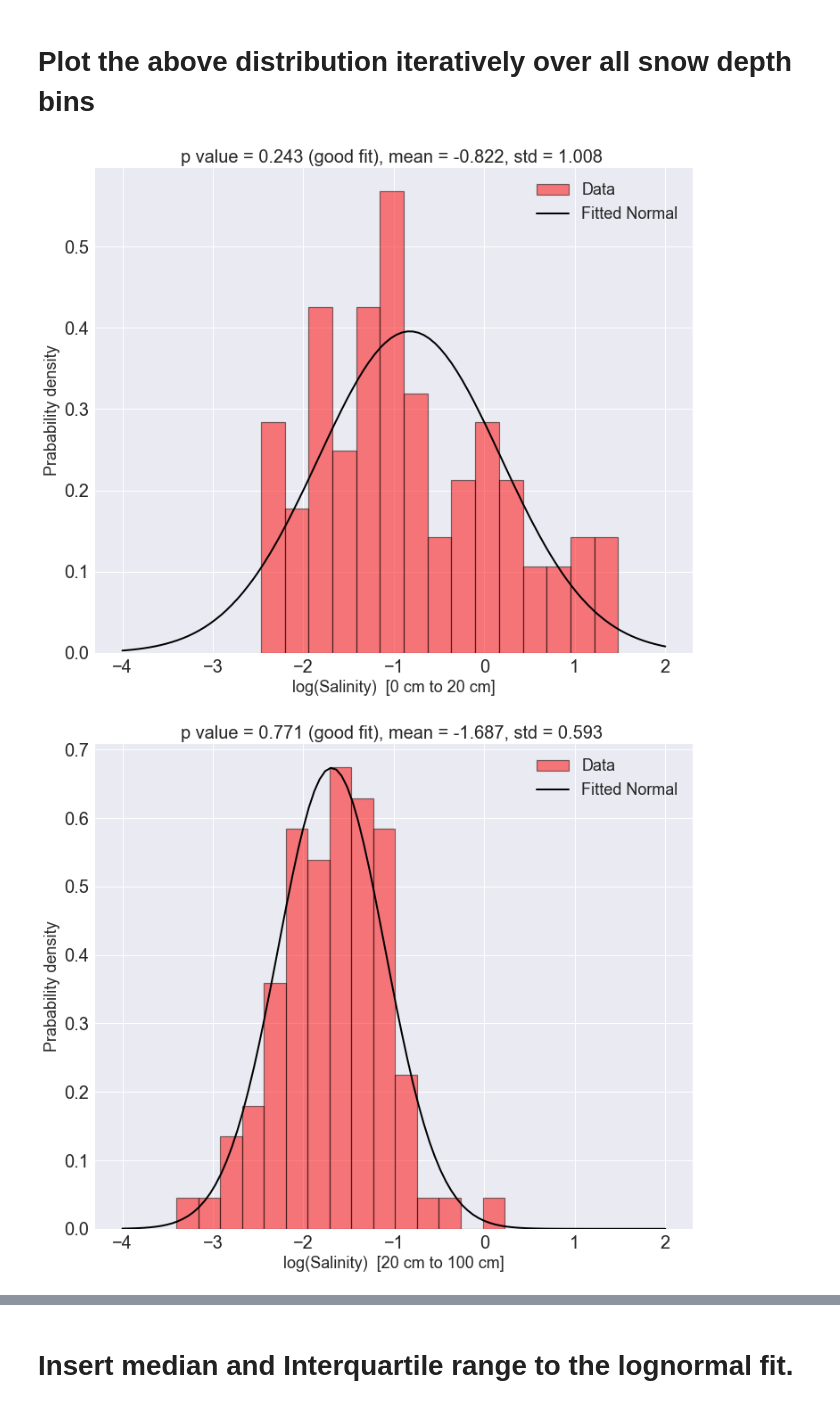
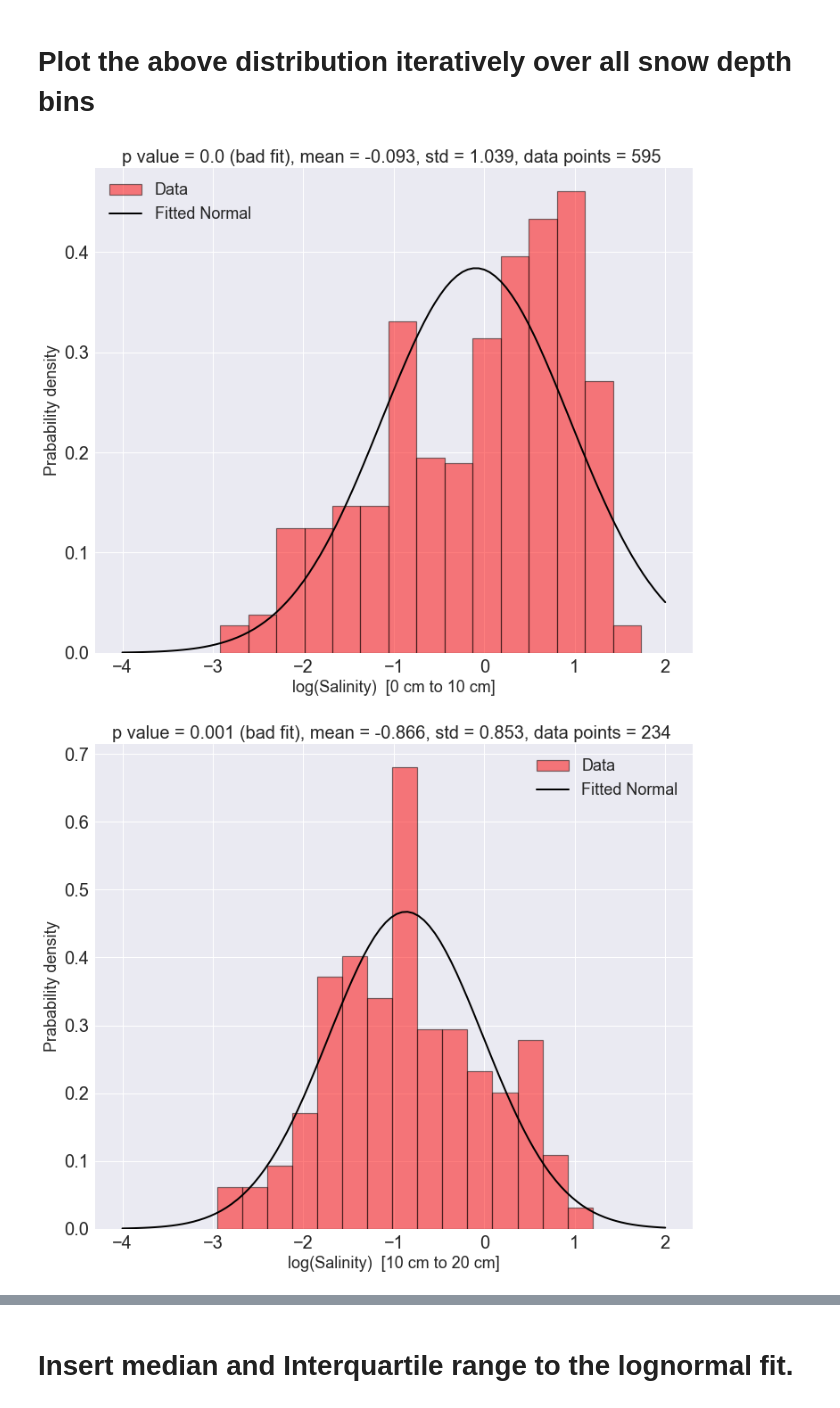
Before and after one commit to bazilsky/jupyter_local, a Jupyter notebook: netcdf/lognormal_salinity_fit.ipynb, the cells around one changed output, grey strips where cells are left out. Saved outputs shown, nothing was run; the diff lists cells and outputs as text; code cells hidden in the pictures.

Commit message:
log_salinity_fit

```diff
--- a/netcdf/lognormal_salinity_fit.ipynb
+++ b/netcdf/lognormal_salinity_fit.ipynb
@@ -9,3 +9,6 @@ from scipy.stats import lognorm, kstest
 df = pd.read_excel('/Users/ananth/Desktop/salinity_snowdepth.xlsx');
 
 a = df.to_numpy()
+
+all_data = np.loadtxt('all_data.csv', delimiter=',')
+all_data.shape
@@ -12,7 +17,10 @@ a = df.to_numpy()
 # %%
-df
-salinity = df.Sp
-snow_depth = df.Snow_depth
+#df
+#salinity = df.Sp
+#snow_depth = df.Snow_depth
+
+salinity = all_data[:,0]
+snow_depth = all_data[:,1]
 # %% [markdown]
 # Plot salinity vs snow depth from frey et al 2020 and confer et al 2023
 # %%
@@ -135,47 +143,50 @@ Text(0, 0.5, 'Prabability density')
 # histogram plot of snowdepth on y axis and salinity on x axis
 from scipy.stats import norm
 
-bin_limits = [(i*10, (i+1)*10) for i in range(10)]
-bin_limits = [(0,20), (20,100)]
+bin_limits = [(i*10, (i+1)*10) for i in range(5)]
+#bin_limits = [(0,20), (20,100)]
 for bin1, bin2 in bin_limits:
     #bin1 = 0
     #bin2 = 10
 
     flag = (snow_depth>bin1) & (snow_depth<bin2)
     salinity_2 = salinity[flag]
+    mean_salinity = np.std(np.log10(salinity_2))
+
+    num_data = len(salinity_2)
     plt.figure(figsize=(12,10))
     plt.style.use('seaborn')
     plt.hist(np.log10(salinity_2),bins = 15, color = 'r', alpha = 0.5, label = 'Data', edgecolor = 'k', linewidth = 1.2, density = True)
 
     mean, std = norm.fit(np.log10(salinity_2))
     x = np.linspace(np.min(np.log10(salinity_2)), np.max(np.log10(salinity_2)), 100)
     x = np.linspace(-4,2,100)
     pdf_fitted = norm.pdf(x, mean, std)
 
     # estimate the p value using the Kolmogorov-Smirnov test
     p_value = kstest(np.log10(salinity_2), 'norm', args=(mean, std))[1]
     p_value = np.round(p_value, 3)
     flag = ''
     if p_value > 0.05:
         flag2 = 'good fit'
     else:
         flag2 = 'bad fit'
 
 
     plt.plot(x, pdf_fitted, 'k-', linewidth = 2, label = 'Fitted Normal')
     plt.legend(fontsize = 18)
 
     #plt.colorbar()
     plt.xticks(fontsize = 20)
     plt.yticks(fontsize = 20)
-    plt.title(f'p value = {p_value} ({flag2}), mean = {round(mean,3)}, std = {round(std,3)} ',fontsize = 20)
+    plt.title(f'p value = {p_value} ({flag2}), mean = {round(mean,3)}, std = {round(std,3)}, data points = {num_data} ',fontsize = 20)
     plt.xlabel(f'log(Salinity)  [{bin1} cm to {bin2} cm]',fontsize = 18)
     plt.ylabel('Prabability density',fontsize = 18)
     #plt.ylabel('Snow_depth, Z (cm)',fontsize = 18)
     #plt.yscale('log')
 
 
 #plt.hist(salinity_slice, bins = 10, density = True, color = 'r', alpha = 0.5, label = 'Data')
 # %% [output]
-[figure, old version]
+[figure, new version]
-[figure, old version]
+[figure, new version]
```
Also changed, not shown: parts of 6 cells of this notebook, 18 other files.
